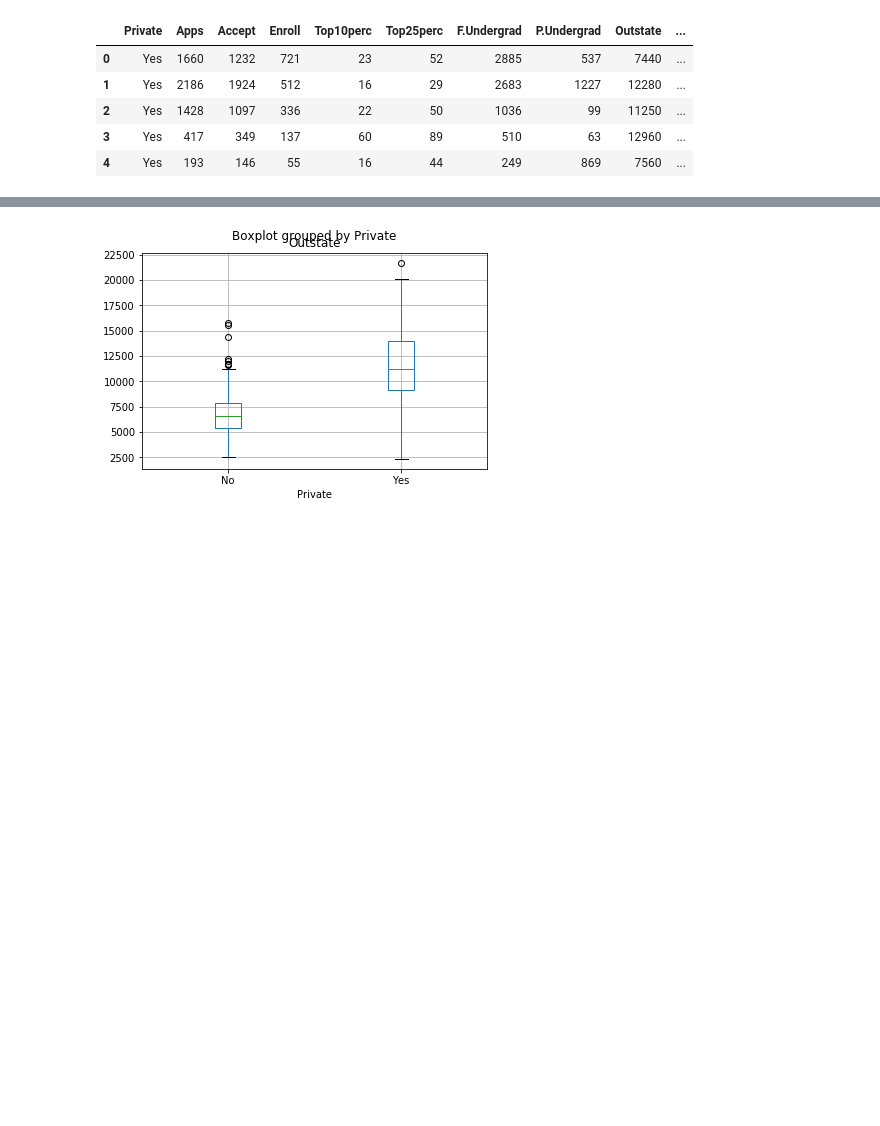
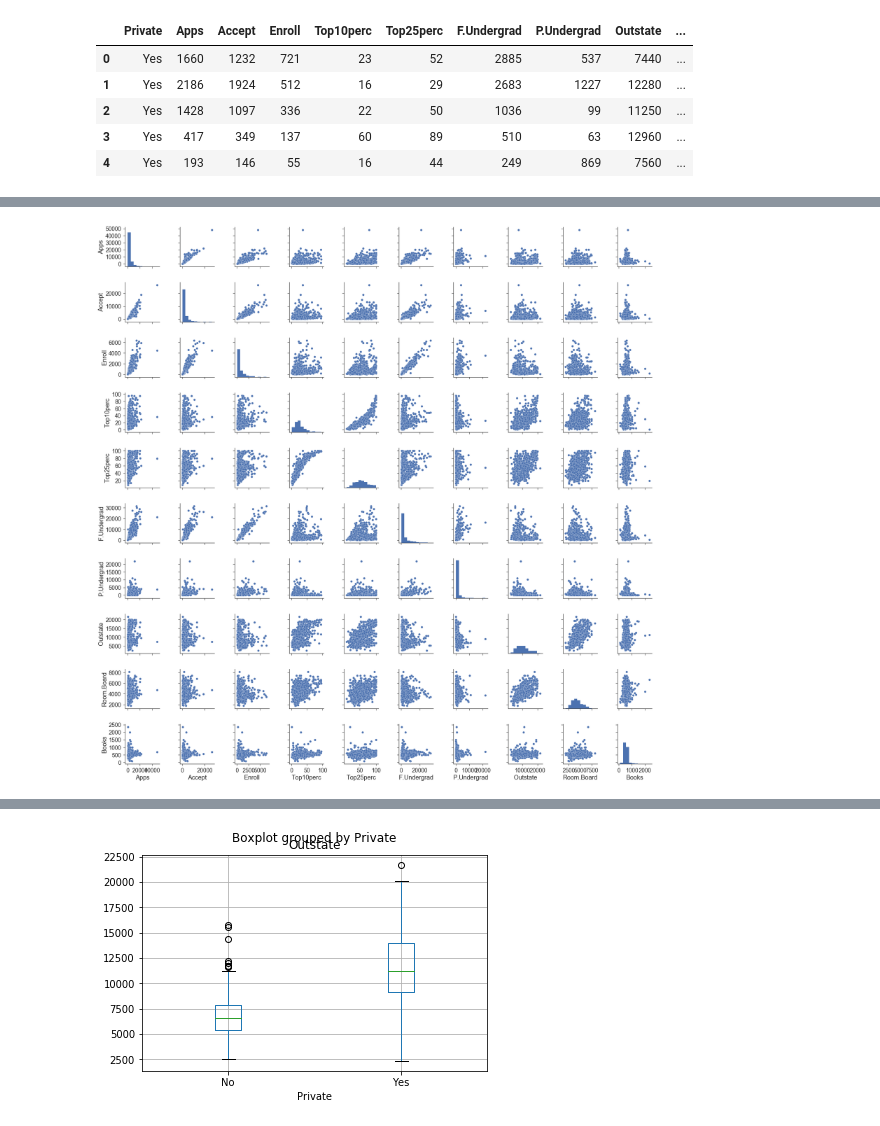
Before and after one commit to juliusdanek/isl_notes, a Jupyter notebook: exercises/Chapter 2 – Exercises.ipynb, the cells around one changed output, grey strips where cells are left out. Saved outputs shown, nothing was run; the diff lists cells and outputs as text; code cells hidden in the pictures; blank space fills up the shorter version.

```diff
--- a/exercises/Chapter 2 – Exercises.ipynb
+++ b/exercises/Chapter 2 – Exercises.ipynb
@@ -47,4 +56,16 @@ df.describe()
 | 50% | 1558.000000 | 1110.000000 | 434.000000 | 23.000000 | 54.000000 | 1707.000000 | 353.000000 | 9990.000000 | 4200.000000 | ... |
 | 75% | 3624.000000 | 2424.000000 | 902.000000 | 35.000000 | 69.000000 | 4005.000000 | 967.000000 | 12925.000000 | 5050.000000 | ... |
 | max | 48094.000000 | 26330.000000 | 6392.000000 | 96.000000 | 100.000000 | 31643.000000 | 21836.000000 | 21700.000000 | 8124.000000 | ... |
+# %%
+# ii.)
+# let's produce a scatterplot matrix akin to the R pairs function for the first 10 columns
+# Here I am using seaborn, the seaborn pairgrid function is very easy to modify for other purposes too
+sns.set(style="ticks", color_codes=True)
+with sns.plotting_context("notebook", font_scale=1.8):
+    sns.pairplot(df.iloc[:, :11])
+sns.despine()
+plt.tight_layout()
+plt.show()
+# %% [output]
+[figure, added]
 # %%
```
Also changed, not shown: parts of 4 cells of this notebook, 1 other file.
